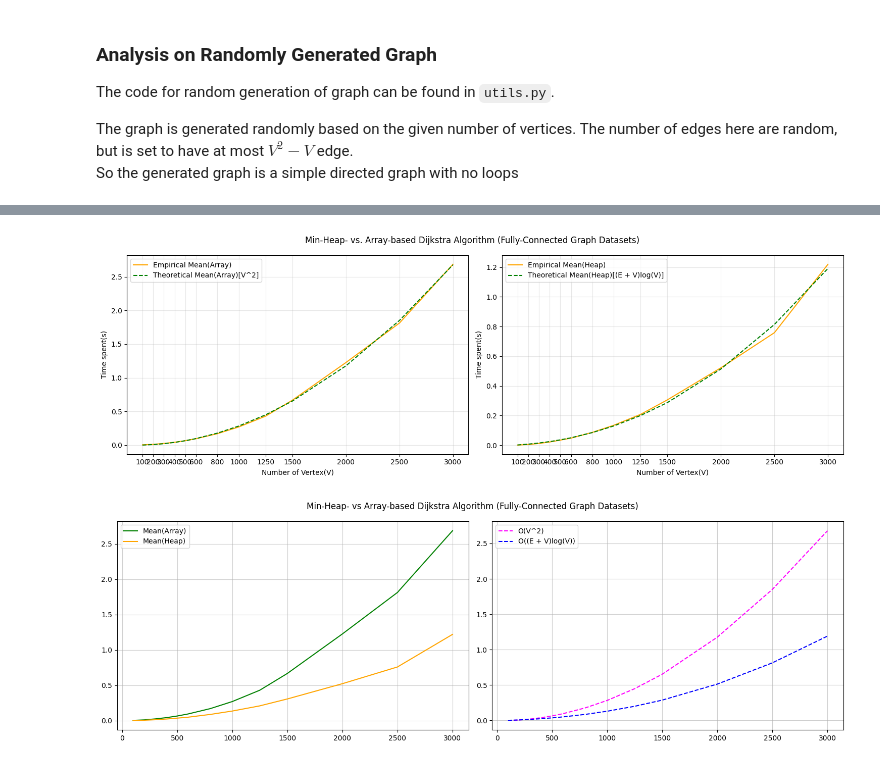
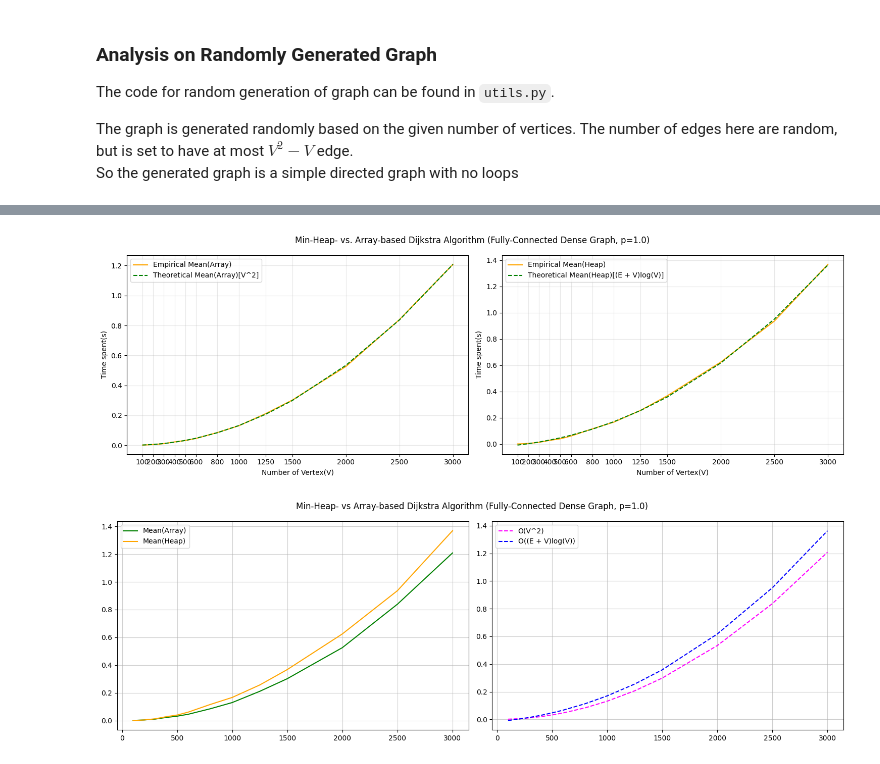
Before and after one commit to ebenl08/SC2001-SCSA-G4, a Jupyter notebook: lab2/sc2001_l2.ipynb, the cells around one changed output, grey strips where cells are left out. Drawn from its saved outputs; the diff is of its cells as text; code cells hidden in the pictures.

```diff
--- a/lab2/sc2001_l2.ipynb
+++ b/lab2/sc2001_l2.ipynb
@@ -27,18 +27,22 @@ def dijkstra_arr(v, adj_matrix, start):
     dist[start] = 0
     candidate = start
 
-    for _ in v:
+    while candidate > -1:
         node = candidate
         visited.add(node)
+
+        candidate = -1
         cand_dist = INF
 
         for neigh, weight in enumerate(adj_matrix[node]):
-            if dist[node] + weight < dist[neigh]:
+            if neigh in visited: continue
+            if weight > 0 and  dist[node] + weight < dist[neigh]:
                 dist[neigh] = dist[node] + weight
                 pi[neigh] = node
-                if dist[neigh] < cand_dist:
-                    candidate, cand_dist = neigh, dist[neigh]
-        node = candidate
+            if cand_dist > dist[neigh]:
+                candidate = neigh
+                cand_dist = dist[neigh]
+
     return dist, pi
 # %%
 def dijkstra_heap(v, adj_list, start):
@@ -307,7 +275,7 @@ fit_heap_con = np.poly1d(coeff_heap_con)
 # %%
 fig, axes = plt.subplots(1,2,figsize=(15, 5))
 
-fig.suptitle('Min-Heap- vs. Array-based Dijkstra Algorithm (Fully-Connected Graph Datasets)')
+fig.suptitle('Min-Heap- vs. Array-based Dijkstra Algorithm (Fully-Connected Dense Graph, p=1.0)')
 
 axes[0].plot(node_sizes, av_perf_log_con, label="Empirical Mean(Array)", color='orange')
 axes[0].plot(node_sizes, fit_arr_con(node_sizes), label="Theoretical Mean(Array)[V^2]", color='green', linestyle='--')
@@ -325,22 +293,22 @@ for ax in axes:
 plt.tight_layout()
 plt.show()
 # %% [output]
-[figure, old version]
+[figure, new version]
 # %%
 fig, axes = plt.subplots(1,2,figsize=(15, 5))
 
-fig.suptitle('Min-Heap- vs Array-based Dijkstra Algorithm (Fully-Connected Graph Datasets)')
+fig.suptitle('Min-Heap- vs Array-based Dijkstra Algorithm (Fully-Connected Dense Graph, p=1.0)')
 
 axes[0].plot(node_sizes, av_perf_log_con, label="Mean(Array)", color='green')
 axes[1].plot(node_sizes, fit_arr_con(node_sizes), label="O(V^2)", color='magenta', linestyle='--')
 axes[0].plot(node_sizes, av_perf_log_con_heap, label="Mean(Heap)", color='orange')
 axes[1].plot(node_sizes, fit_heap_con(np.log(node_sizes)*node_sizes), label="O((E + V)log(V))", color='blue', linestyle='--')
 
 for ax in axes:
     ax.grid(alpha=0.6)
     ax.legend()
 
 plt.tight_layout()
 plt.show()
 # %% [output]
-[figure, old version]
+[figure, new version]
```
Also changed, not shown: parts of 6 cells of this notebook.
